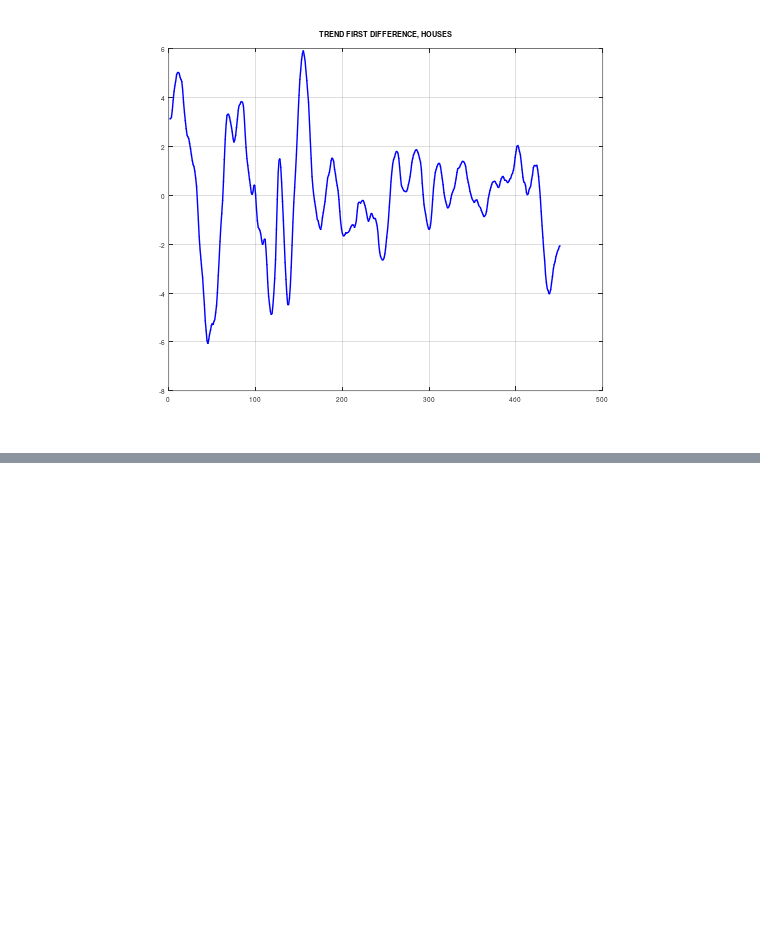
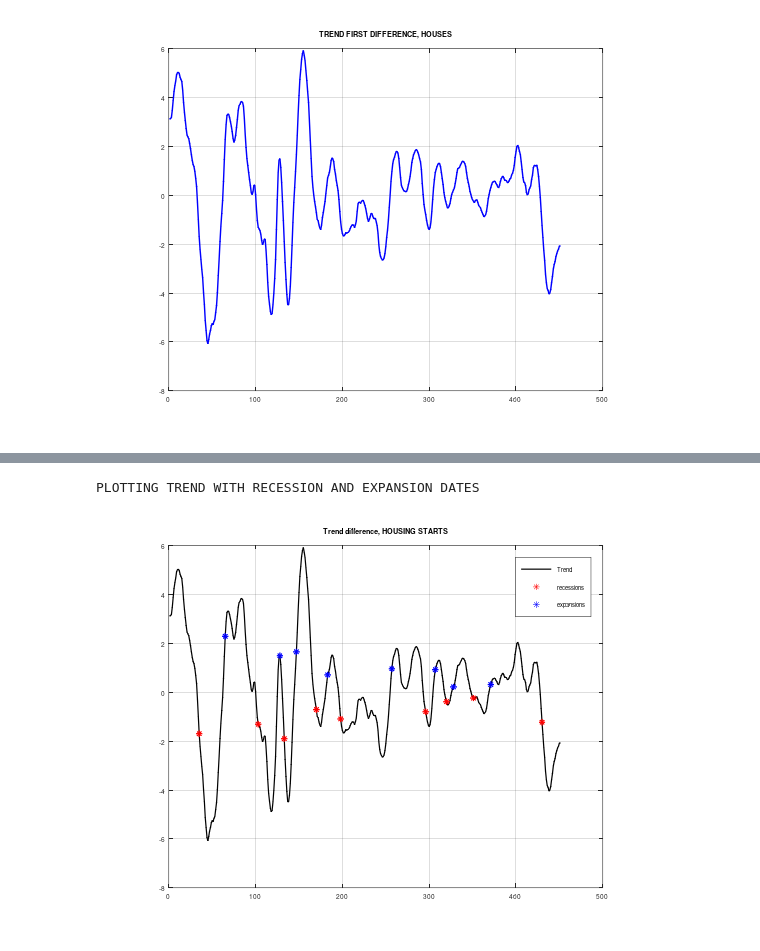
Before and after one commit to Diana-ash/Indicador-Adelantado-LDHR, a Jupyter notebook: analisis_explorativoLDHR.ipynb, the cells around one changed output, grey strips where cells are left out. Saved outputs shown, nothing was run; the diff lists cells and outputs as text; code cells hidden in the pictures; blank space fills up the shorter version.

```diff
--- a/analisis_explorativoLDHR.ipynb
+++ b/analisis_explorativoLDHR.ipynb
@@ -146,0 +162,16 @@ DIFFERENCED TREND WITH LDHR
+# %%
+disp('CONFIRMATION OF A RECESSION')
+window = 3; % window size for consecutive negative values
+confirmedrec = []; % array to store the indices of confirmation of a recession
+% Loop through the elements of sm_dtrend
+for i = 2:(length(dtrendhouse) - window + 1) % starts at 2'nd element to see if the first one >< 0
+    if all(dtrendhouse(i:i+window-1) < 0) && dtrendhouse(i-1) > 0
+        confirmedrec=[confirmedrec, i + window - 1]; % if the condition is met, store the index of the 6th negative element
+    end
+end
+disp('Indices of the nth negative element of sm_dtrend preceded by a positive value:');
+confirmedrec=confirmedrec' % to column vector from row vector
+size(dtrendhouse); % the vector we are using
+size(time); % checking time vector size
+recessiontime=time(confirmedrec,:); % DATES OF CONFIRMED RECESSION
+houserecession=dtrendhouse(confirmedrec,:) % the values in trend that are recession points
@@ -146,0 +196,17 @@ DIFFERENCED TREND WITH LDHR
+# %%
+disp('CONFIRMATION OF EXPANSION')
+window = 3;  % window size for consecutive values
+confirmedexp = [];  % array to store the indices of confirmation of a recession or expansion
+% Loop through the elements of dtrendhouse
+for i = 2:(length(dtrendhouse) - window + 1)
+    if all(dtrendhouse(i:i+window-1) > 0) && dtrendhouse(i-1) < 0
+        confirmedexp = [confirmedexp, i + window - 1];
+    end
+end
+
+disp('Indices of the nth positive element of dtrendhouse preceded by a negative value:');
+confirmedexp = confirmedexp'  % Convert to a column vector
+size(dtrendhouse); % Checking the size of dtrendhouse vector
+size(time);  % Checking the size of the time vector
+expansiontime=time(confirmedexp,:);
+houseexpansion=dtrendhouse(confirmedexp,:)
@@ -146,0 +231,13 @@ DIFFERENCED TREND WITH LDHR
+# %%
+disp('PLOTTING TREND WITH RECESSION AND EXPANSION DATES')
+plot(dtrendhouse,'k','linewidth',1.2)
+hold on
+plot(confirmedrec,houserecession,'r*','linewidth',1.3) % red are recessions
+plot(confirmedexp,houseexpansion,'b*','linewidth',1.3) % green are expansions
+hold off
+grid on
+title('Trend difference, HOUSING STARTS')
+legend('Trend','recessions','expansions')
+# %% [output]
+PLOTTING TREND WITH RECESSION AND EXPANSION DATES
+[figure, added]
```
Also changed, not shown: parts of 6 cells of this notebook.
